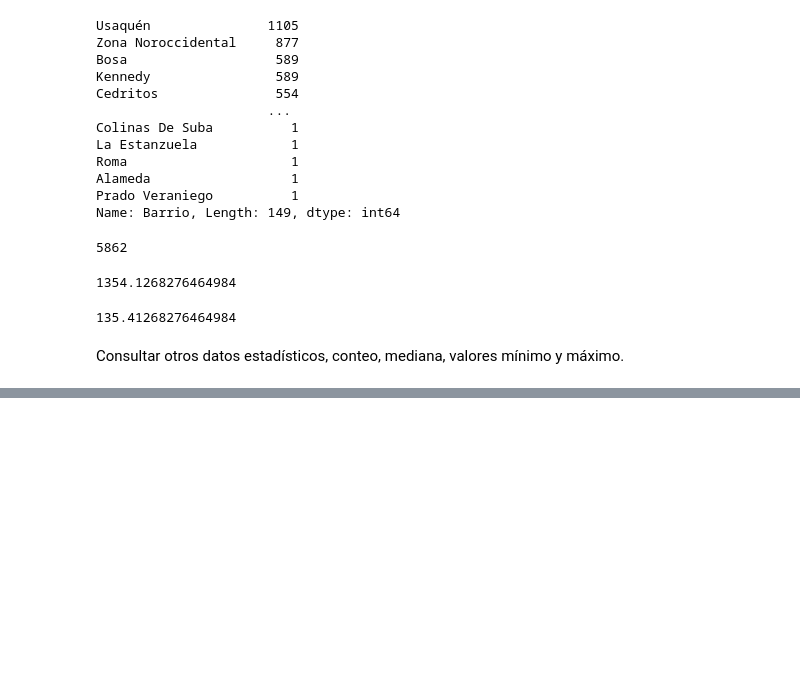
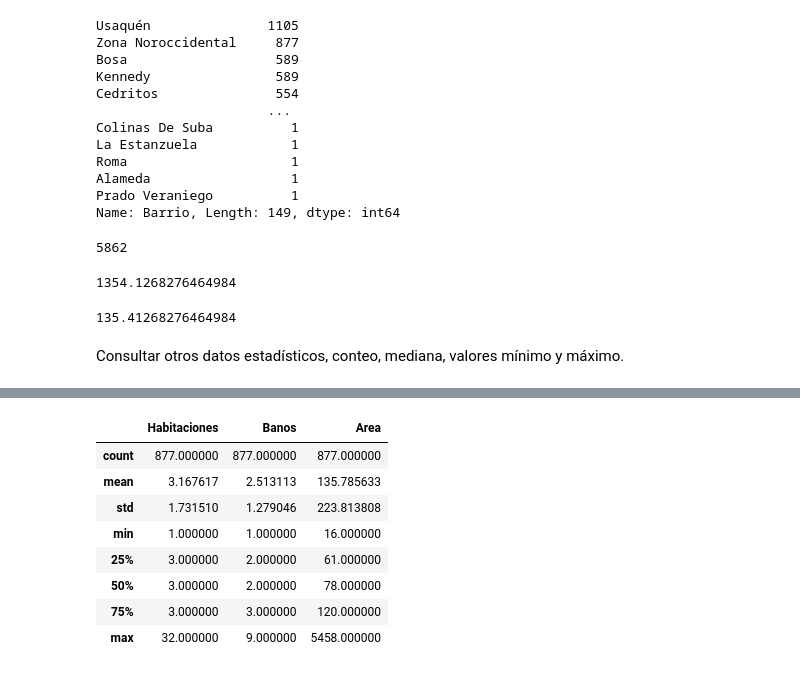
Before and after one commit to Nerebos/Inmsersion-de-datos, a Jupyter notebook: Desafios_Clase_1.ipynb, the cells around one changed output, grey strips where cells are left out. Drawn from its saved outputs; the diff is of its cells as text; code cells hidden in the pictures; blank space fills up the shorter version.

```diff
--- a/Desafios_Clase_1.ipynb
+++ b/Desafios_Clase_1.ipynb
@@ -85,0 +108,12 @@ len
+# %%
+inmuebles_test2.describe()
+# %% [output]
+|  | Habitaciones | Banos | Area |
+| count | 877.000000 | 877.000000 | 877.000000 |
+| mean | 3.167617 | 2.513113 | 135.785633 |
+| std | 1.731510 | 1.279046 | 223.813808 |
+| min | 1.000000 | 1.000000 | 16.000000 |
+| 25% | 3.000000 | 2.000000 | 61.000000 |
+| 50% | 3.000000 | 2.000000 | 78.000000 |
+| 75% | 3.000000 | 3.000000 | 120.000000 |
+| max | 32.000000 | 9.000000 | 5458.000000 |
```
Also changed, not shown: parts of 11 cells of this notebook.
